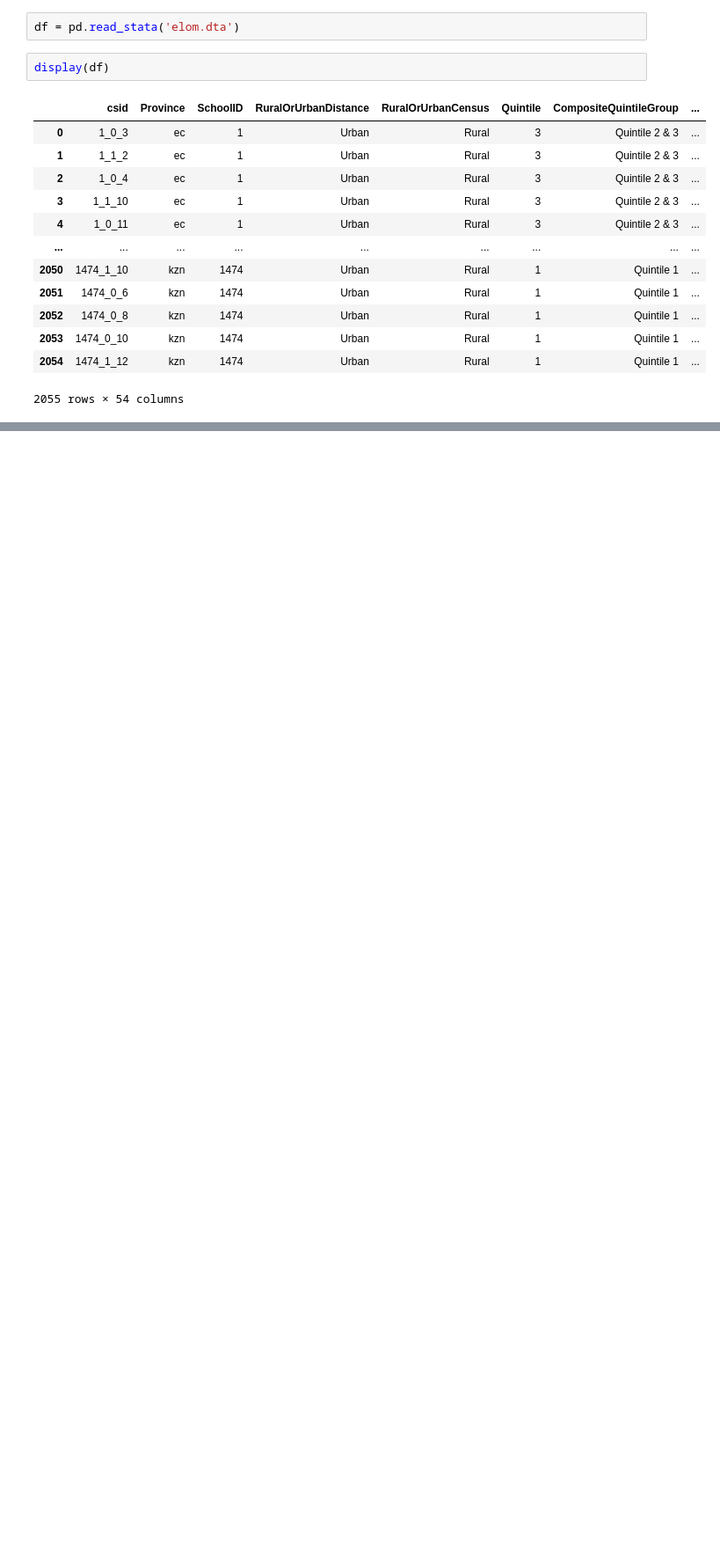
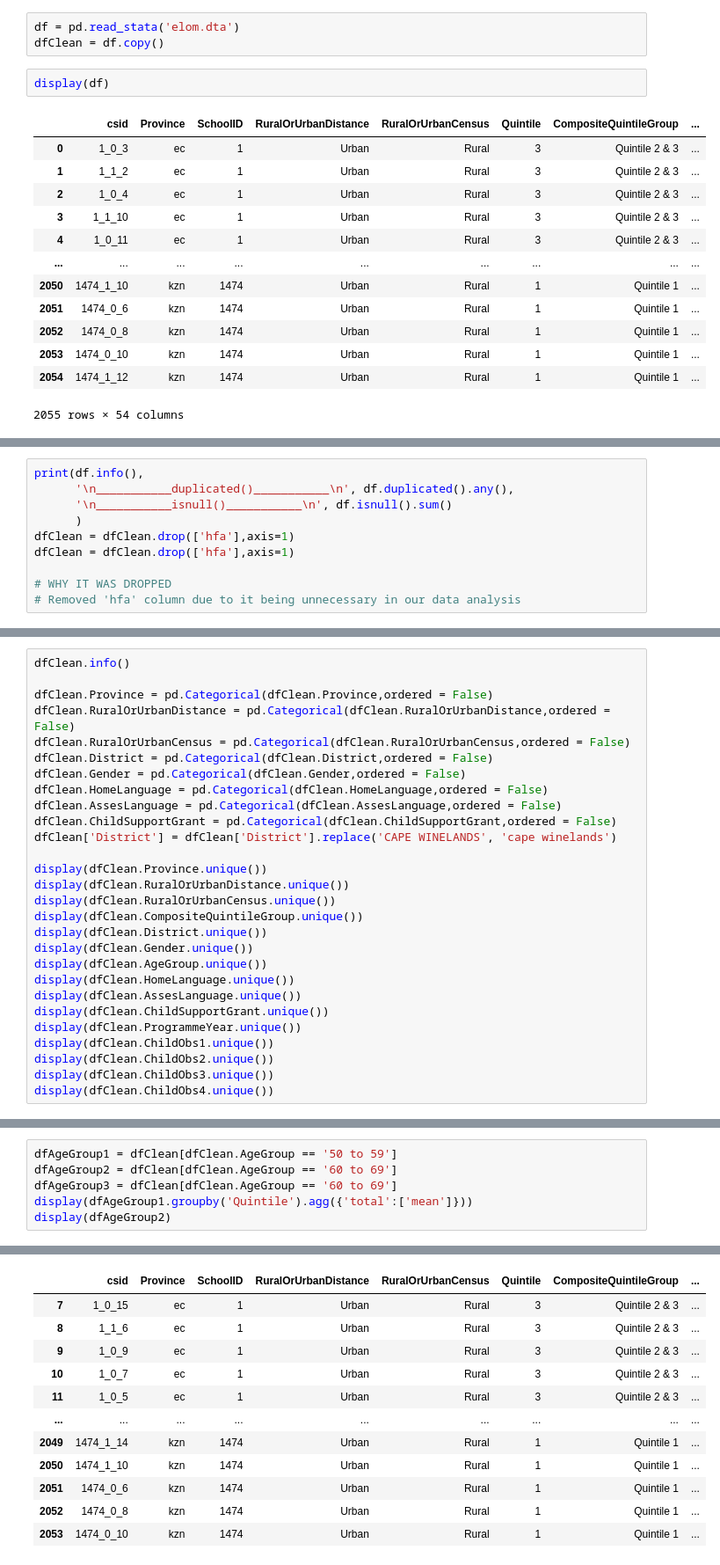
Before and after one commit to bongo1007/DAE, a Jupyter notebook: Project.ipynb, the cells around one changed output, grey strips where cells are left out. Shown at 88% size. Cells and saved outputs as stored; diff of their text form; blank space fills up the shorter version.

```diff
--- a/Project.ipynb
+++ b/Project.ipynb
@@ -11,6 +11,7 @@ from matplotlib import pyplot as plt
 np.set_printoptions(suppress=True, precision=7)
 # %%
 df = pd.read_stata('elom.dta')
+dfClean = df.copy()
 # %%
 display(df)
 # %% [output]
@@ -29,0 +48,10 @@ display(df)
+# %%
+print(df.info(),
+      '\n___________duplicated()___________\n', df.duplicated().any(),
+      '\n___________isnull()___________\n', df.isnull().sum()
+      )
+dfClean = dfClean.drop(['hfa'],axis=1)
+dfClean = dfClean.drop(['hfa'],axis=1)
+
+# WHY IT WAS DROPPED
+# Removed 'hfa' column due to it being unnecessary in our data analysis
@@ -52 +98,29 @@ EmotionalReadiness          0
 dtype: int64
+# %%
+dfClean.info()
+
+dfClean.Province = pd.Categorical(dfClean.Province,ordered = False)
+dfClean.RuralOrUrbanDistance = pd.Categorical(dfClean.RuralOrUrbanDistance,ordered = False)
+dfClean.RuralOrUrbanCensus = pd.Categorical(dfClean.RuralOrUrbanCensus,ordered = False)
+dfClean.District = pd.Categorical(dfClean.District,ordered = False)
+dfClean.Gender = pd.Categorical(dfClean.Gender,ordered = False)
+dfClean.HomeLanguage = pd.Categorical(dfClean.HomeLanguage,ordered = False)
+dfClean.AssesLanguage = pd.Categorical(dfClean.AssesLanguage,ordered = False)
+dfClean.ChildSupportGrant = pd.Categorical(dfClean.ChildSupportGrant,ordered = False)
+dfClean['District'] = dfClean['District'].replace('CAPE WINELANDS', 'cape winelands')
+
+display(dfClean.Province.unique())
+display(dfClean.RuralOrUrbanDistance.unique())
+display(dfClean.RuralOrUrbanCensus.unique())
+display(dfClean.CompositeQuintileGroup.unique())
+display(dfClean.District.unique())
+display(dfClean.Gender.unique())
+display(dfClean.AgeGroup.unique())
+display(dfClean.HomeLanguage.unique())
+display(dfClean.AssesLanguage.unique())
+display(dfClean.ChildSupportGrant.unique())
+display(dfClean.ProgrammeYear.unique())
+display(dfClean.ChildObs1.unique())
+display(dfClean.ChildObs2.unique())
+display(dfClean.ChildObs3.unique())
+display(dfClean.ChildObs4.unique())
@@ -52,0 +168,7 @@ dtype: int64
+# %%
+dfAgeGroup1 = dfClean[dfClean.AgeGroup == '50 to 59']
+dfAgeGroup2 = dfClean[dfClean.AgeGroup == '60 to 69']
+dfAgeGroup3 = dfClean[dfClean.AgeGroup == '60 to 69']
+display(dfAgeGroup1.groupby('Quintile').agg({'total':['mean']}))
+display(dfAgeGroup2)
+# %% [output]
@@ -52,0 +183,12 @@ dtype: int64
+|  | csid | Province | SchoolID | RuralOrUrbanDistance | RuralOrUrbanCensus | Quintile | CompositeQuintileGroup | ... |
+| 7 | 1_0_15 | ec | 1 | Urban | Rural | 3 | Quintile 2 & 3 | ... |
+| 8 | 1_1_6 | ec | 1 | Urban | Rural | 3 | Quintile 2 & 3 | ... |
+| 9 | 1_0_9 | ec | 1 | Urban | Rural | 3 | Quintile 2 & 3 | ... |
+| 10 | 1_0_7 | ec | 1 | Urban | Rural | 3 | Quintile 2 & 3 | ... |
+| 11 | 1_0_5 | ec | 1 | Urban | Rural | 3 | Quintile 2 & 3 | ... |
+| ... | ... | ... | ... | ... | ... | ... | ... | ... |
+| 2049 | 1474_1_14 | kzn | 1474 | Urban | Rural | 1 | Quintile 1 | ... |
+| 2050 | 1474_1_10 | kzn | 1474 | Urban | Rural | 1 | Quintile 1 | ... |
+| 2051 | 1474_0_6 | kzn | 1474 | Urban | Rural | 1 | Quintile 1 | ... |
+| 2052 | 1474_0_8 | kzn | 1474 | Urban | Rural | 1 | Quintile 1 | ... |
+| 2053 | 1474_0_10 | kzn | 1474 | Urban | Rural | 1 | Quintile 1 | ... |
```
Also changed, not shown: parts of 8 cells of this notebook.
